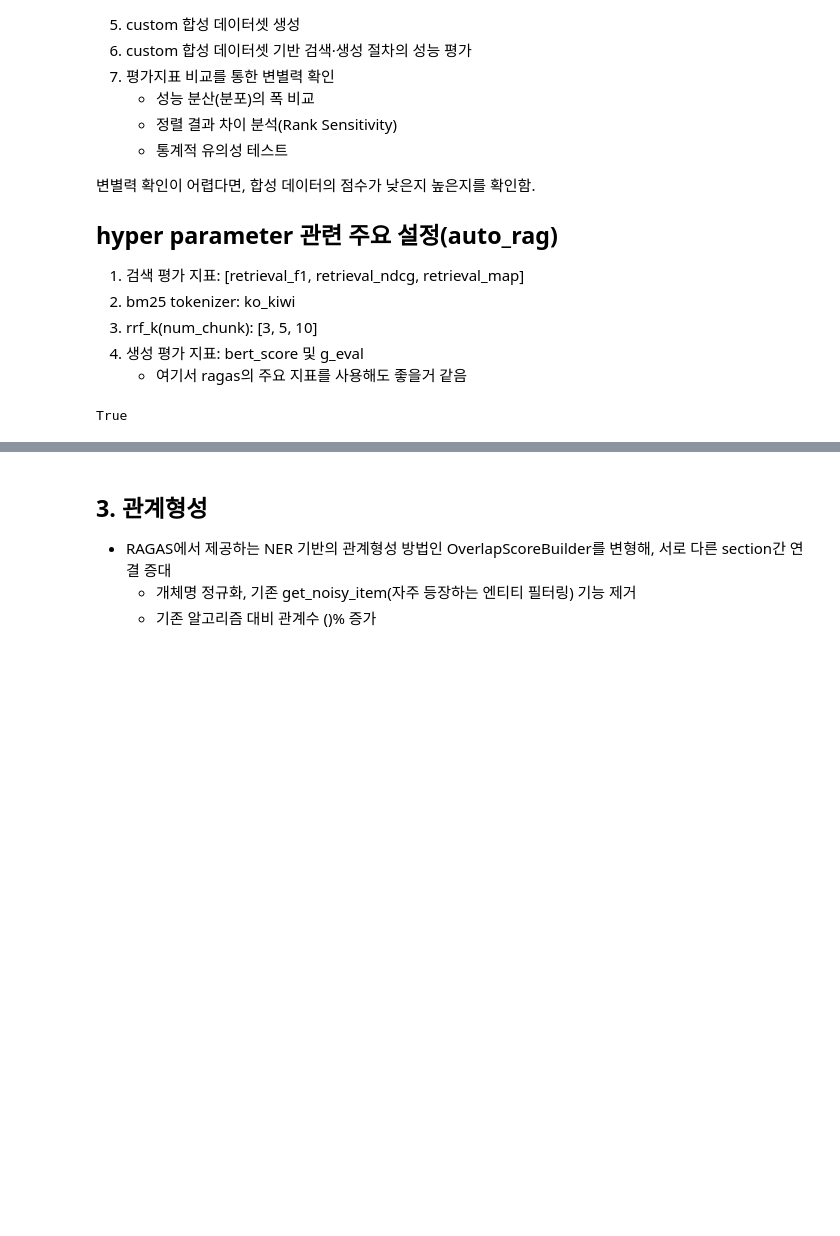
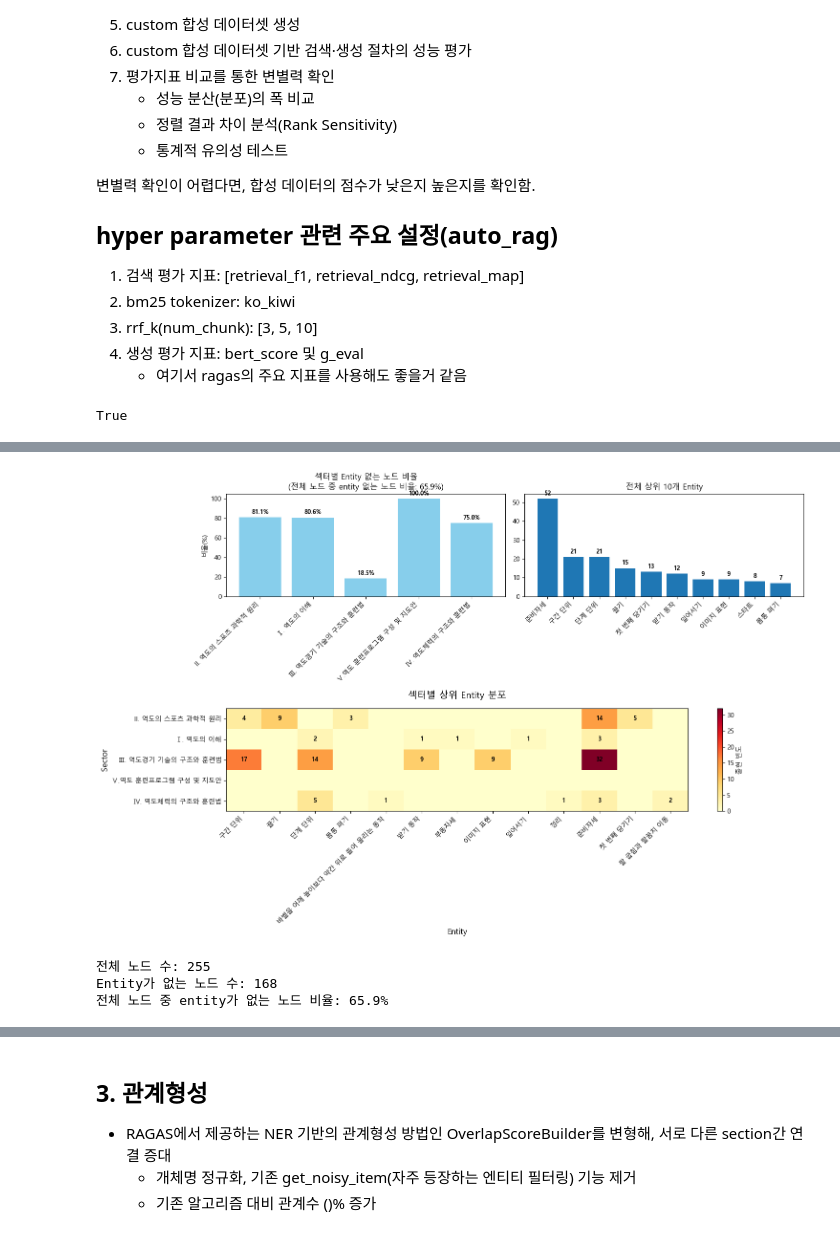
Before and after one commit to yswSlamDunk/SportAgent, a Jupyter notebook: jupyter/3002. RAGAS Customization.ipynb, the cells around one changed output, grey strips where cells are left out. Saved outputs shown, nothing was run; the diff lists cells and outputs as text; code cells hidden in the pictures; blank space fills up the shorter version.

```diff
--- a/jupyter/3002. RAGAS Customization.ipynb
+++ b/jupyter/3002. RAGAS Customization.ipynb
@@ -334,0 +424,7 @@ kg.nodes[80].properties['exercise_entities']
+# %%
+analyze_node_entity(kg, 'exercise_phase')
+# %% [output]
+[figure, added]
+전체 노드 수: 255
+Entity가 없는 노드 수: 168
+전체 노드 중 entity가 없는 노드 비율: 65.9%
```
Also changed, not shown: parts of 84 cells of this notebook, 2 other files.
